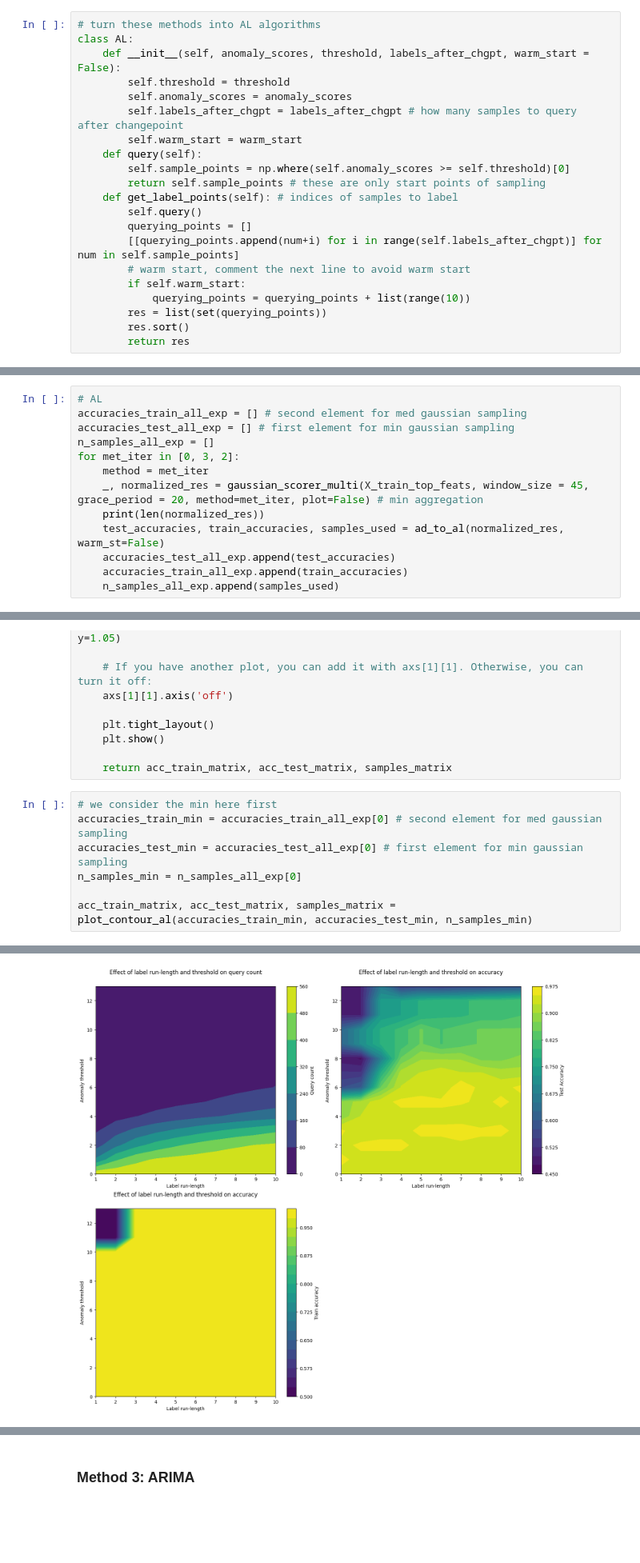
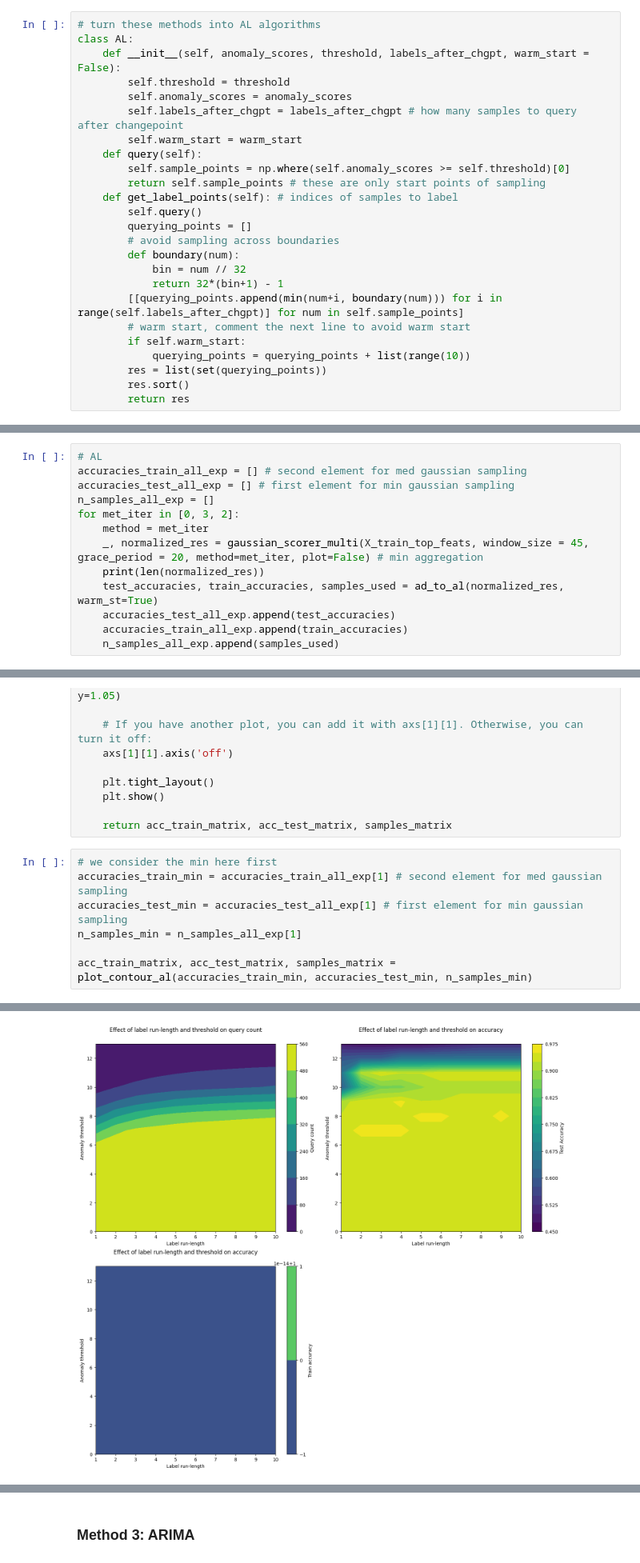
Before and after one commit to AmroAbdrabo/application-of-online-anomaly-detection-using-one-class-classification-to-z24, a Jupyter notebook: Chapter3-ActiveLearning/Streaming-AL/River/river_experiments.ipynb, the cells around one changed output, grey strips where cells are left out. Shown at 80% size. Saved outputs shown, nothing was run; the diff lists cells and outputs as text; blank space fills up the shorter version.

```diff
--- a/Chapter3-ActiveLearning/Streaming-AL/River/river_experiments.ipynb
+++ b/Chapter3-ActiveLearning/Streaming-AL/River/river_experiments.ipynb
@@ -362,7 +367,11 @@ class AL:
     def get_label_points(self): # indices of samples to label
         self.query()
         querying_points = []
-        [[querying_points.append(num+i) for i in range(self.labels_after_chgpt)] for num in self.sample_points]
+        # avoid sampling across boundaries
+        def boundary(num):
+            bin = num // 32
+            return 32*(bin+1) - 1
+        [[querying_points.append(min(num+i, boundary(num))) for i in range(self.labels_after_chgpt)] for num in self.sample_points]
         # warm start, comment the next line to avoid warm start
         if self.warm_start:
             querying_points = querying_points + list(range(10))
@@ -414,7 +423,7 @@ for met_iter in [0, 3, 2]:
     method = met_iter
     _, normalized_res = gaussian_scorer_multi(X_train_top_feats, window_size = 45,  grace_period = 20, method=met_iter, plot=False) # min aggregation
     print(len(normalized_res))
-    test_accuracies, train_accuracies, samples_used = ad_to_al(normalized_res, warm_st=False)
+    test_accuracies, train_accuracies, samples_used = ad_to_al(normalized_res, warm_st=True)
     accuracies_test_all_exp.append(test_accuracies)
     accuracies_train_all_exp.append(train_accuracies)
     n_samples_all_exp.append(samples_used)
@@ -479,9 +488,9 @@ def plot_contour_al(accuracies_train_min, accuracies_test_min, n_samples_min):
     return acc_train_matrix, acc_test_matrix, samples_matrix
 # %%
 # we consider the min here first
-accuracies_train_min = accuracies_train_all_exp[0] # second element for med gaussian sampling
-accuracies_test_min = accuracies_test_all_exp[0] # first element for min gaussian sampling
-n_samples_min = n_samples_all_exp[0]
+accuracies_train_min = accuracies_train_all_exp[1] # second element for med gaussian sampling
+accuracies_test_min = accuracies_test_all_exp[1] # first element for min gaussian sampling
+n_samples_min = n_samples_all_exp[1]
 
 acc_train_matrix, acc_test_matrix, samples_matrix = plot_contour_al(accuracies_train_min, accuracies_test_min, n_samples_min)
 # %% [output]
@@ -489 +498 @@ acc_train_matrix, acc_test_matrix, samples_matrix = plot_contour_al(accuracies_t
-[figure, old version]
+[figure, new version]
```
Also changed, not shown: parts of 22 cells of this notebook.
